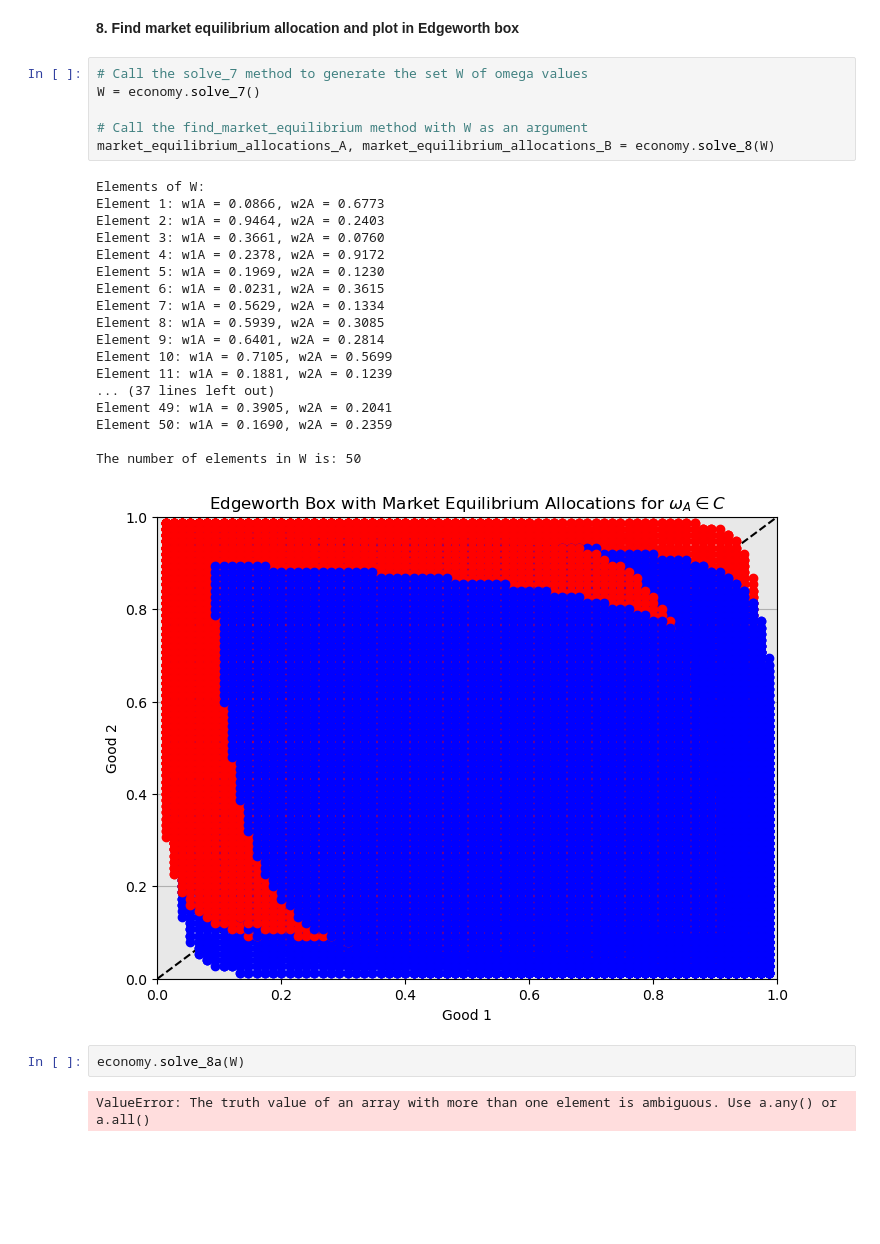
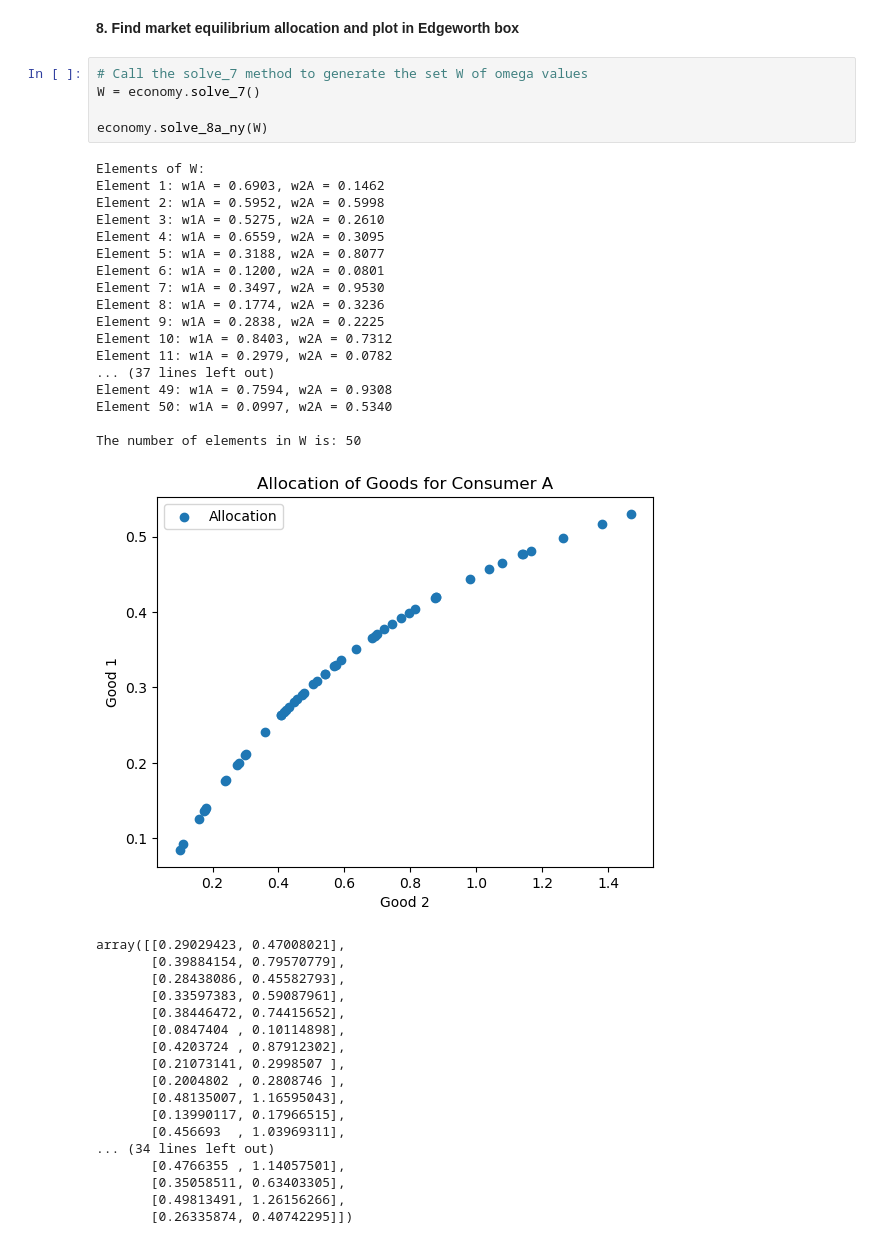
Before and after one commit to NumEconCopenhagen/projects-2024-anna-signe-og-klara, a Jupyter notebook: inauguralproject/inauguralproject.ipynb, the cells around one changed output. Drawn from its saved outputs; the diff is of its cells as text; blank space fills up the shorter version.

```diff
--- a/inauguralproject/inauguralproject.ipynb
+++ b/inauguralproject/inauguralproject.ipynb
@@ -215,29 +215,41 @@ array([[0.787775  , 0.3433529 ],
 # %%
 # Call the solve_7 method to generate the set W of omega values
 W = economy.solve_7()
 
-# Call the find_market_equilibrium method with W as an argument
-market_equilibrium_allocations_A, market_equilibrium_allocations_B = economy.solve_8(W)
+economy.solve_8a_ny(W)
 # %% [output]
 Elements of W:
-Element 1: w1A = 0.0866, w2A = 0.6773
-Element 2: w1A = 0.9464, w2A = 0.2403
-Element 3: w1A = 0.3661, w2A = 0.0760
-Element 4: w1A = 0.2378, w2A = 0.9172
-Element 5: w1A = 0.1969, w2A = 0.1230
-Element 6: w1A = 0.0231, w2A = 0.3615
-Element 7: w1A = 0.5629, w2A = 0.1334
-Element 8: w1A = 0.5939, w2A = 0.3085
-Element 9: w1A = 0.6401, w2A = 0.2814
-Element 10: w1A = 0.7105, w2A = 0.5699
-Element 11: w1A = 0.1881, w2A = 0.1239
+Element 1: w1A = 0.6903, w2A = 0.1462
+Element 2: w1A = 0.5952, w2A = 0.5998
+Element 3: w1A = 0.5275, w2A = 0.2610
+Element 4: w1A = 0.6559, w2A = 0.3095
+Element 5: w1A = 0.3188, w2A = 0.8077
+Element 6: w1A = 0.1200, w2A = 0.0801
+Element 7: w1A = 0.3497, w2A = 0.9530
+Element 8: w1A = 0.1774, w2A = 0.3236
+Element 9: w1A = 0.2838, w2A = 0.2225
+Element 10: w1A = 0.8403, w2A = 0.7312
+Element 11: w1A = 0.2979, w2A = 0.0782
 ... (37 lines left out)
-Element 49: w1A = 0.3905, w2A = 0.2041
-Element 50: w1A = 0.1690, w2A = 0.2359
+Element 49: w1A = 0.7594, w2A = 0.9308
+Element 50: w1A = 0.0997, w2A = 0.5340
 
 The number of elements in W is: 50
-[figure, old version]
+[figure, new version]
+array([[0.29029423, 0.47008021],
+       [0.39884154, 0.79570779],
+       [0.28438086, 0.45582793],
+       [0.33597383, 0.59087961],
+       [0.38446472, 0.74415652],
+       [0.0847404 , 0.10114898],
+       [0.4203724 , 0.87912302],
+       [0.21073141, 0.2998507 ],
+       [0.2004802 , 0.2808746 ],
+       [0.48135007, 1.16595043],
+       [0.13990117, 0.17966515],
+       [0.456693  , 1.03969311],
+... (34 lines left out)
+       [0.4766355 , 1.14057501],
+       [0.35058511, 0.63403305],
+       [0.49813491, 1.26156266],
+       [0.26335874, 0.40742295]])
-# %%
-economy.solve_8a(W)
-# %% [output]
-ValueError: The truth value of an array with more than one element is ambiguous. Use a.any() or a.all()
```
Also changed, not shown: parts of 2 cells of this notebook, 2 other files.
